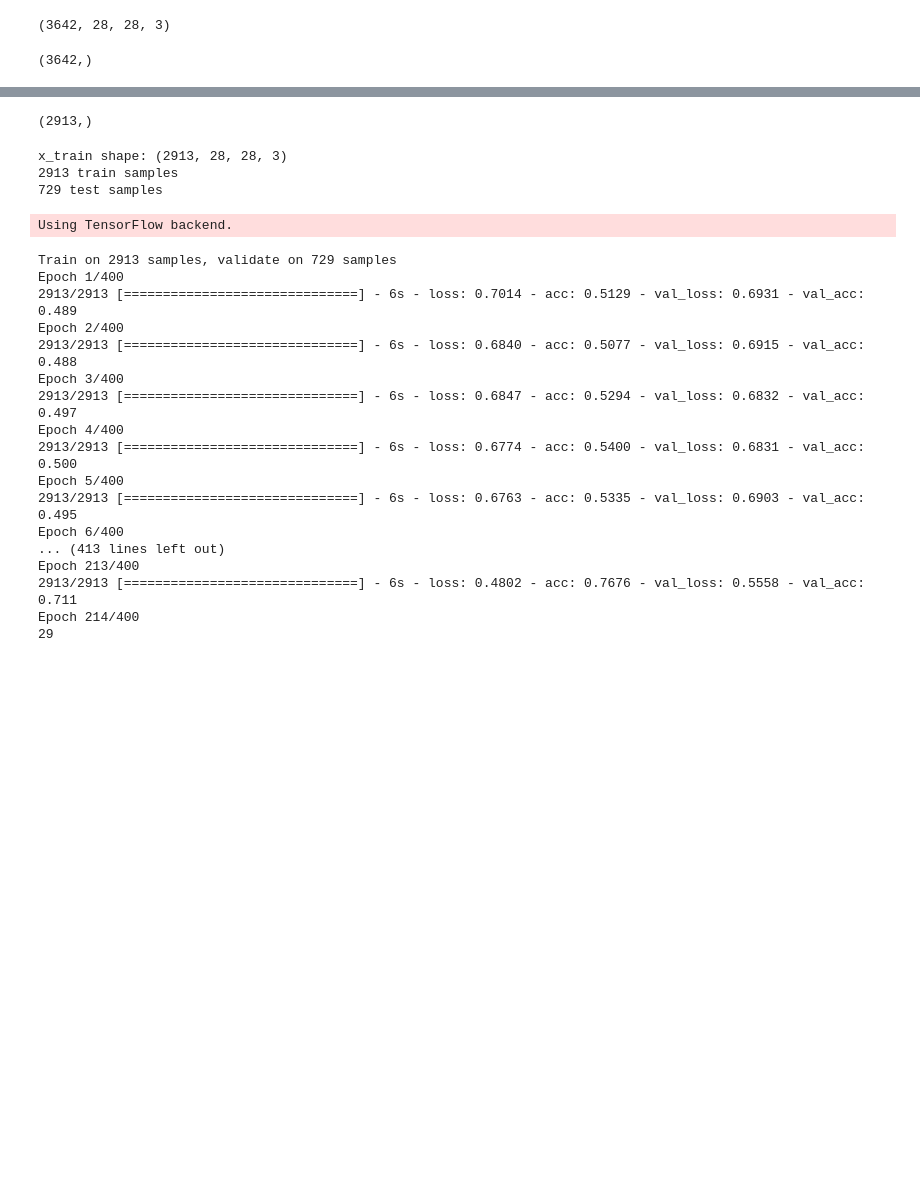
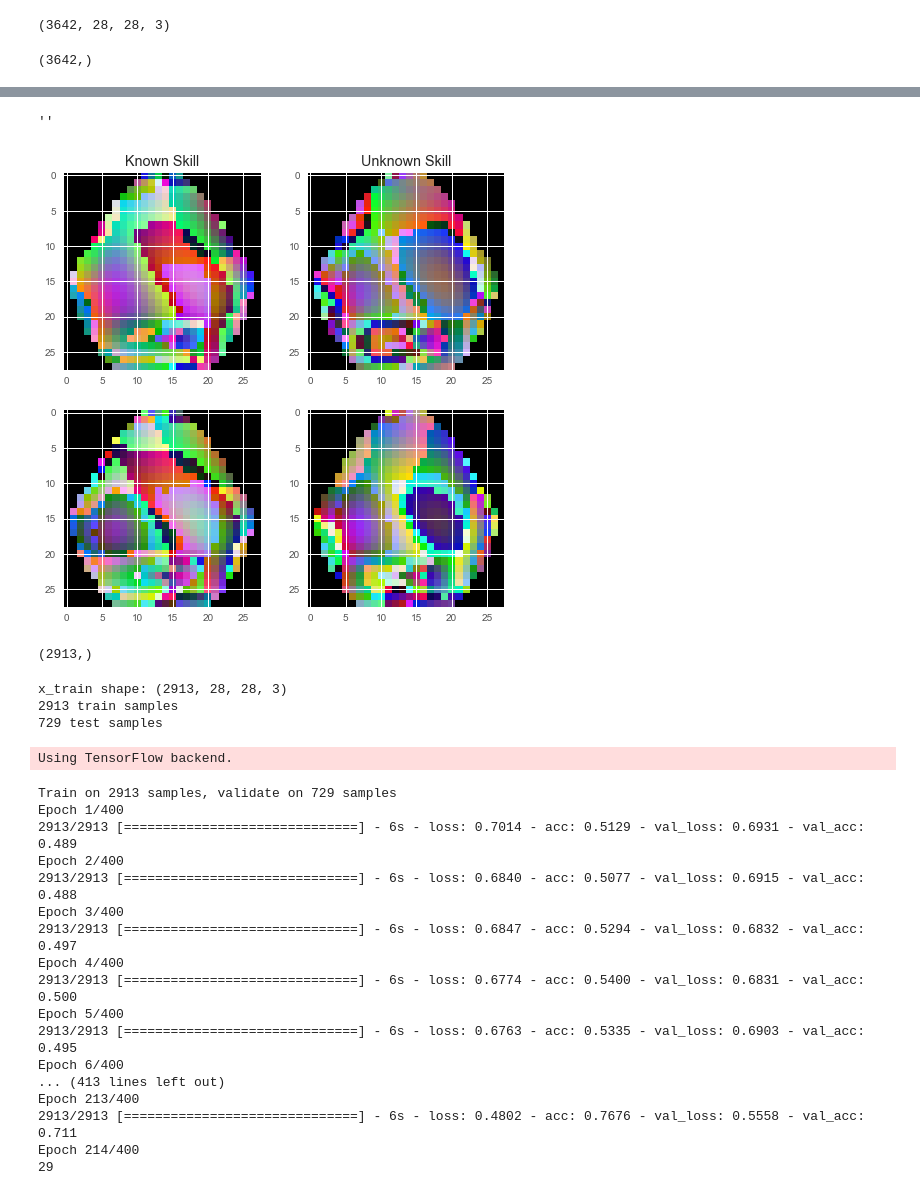
Before and after one commit to tevisgehr/EEG-Classification, a Jupyter notebook: Rev1-1.ipynb, the cells around one changed output, grey strips where cells are left out. Cells and saved outputs as stored; diff of their text form; code cells hidden in the pictures; blank space fills up the shorter version.

```diff
--- a/Rev1-1.ipynb
+++ b/Rev1-1.ipynb
@@ -230,4 +229,19 @@ plt.imshow(X[0])
 [figure]
+# %%
+# Two subplots, the axes array is 1-d
+f, axarr = plt.subplots(2,2, figsize = (8,8))
+axarr[0][0].set_title('Known Skill')
+axarr[0][0].imshow(X[0])
+axarr[1][0].imshow(X[1])
+
+axarr[0][1].set_title('Unknown Skill')
+axarr[0][1].imshow(X[20])
+axarr[1][1].imshow(X[21])
+
+;
+# %% [output]
+''
+[figure, added]
 # %%
 from sklearn.model_selection import train_test_split
 x_train, x_test, y_train, y_test = train_test_split(X, y, test_size=0.20,shuffle=True)
```
Also changed, not shown: parts of 2 cells of this notebook, 8 other files.
